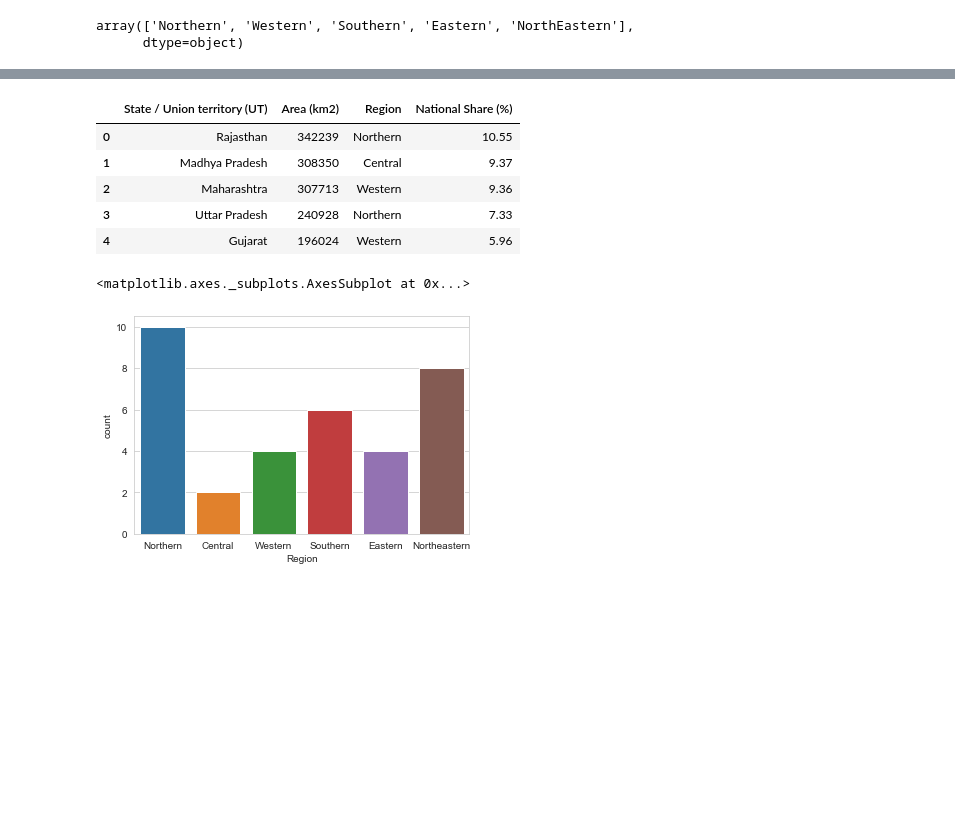
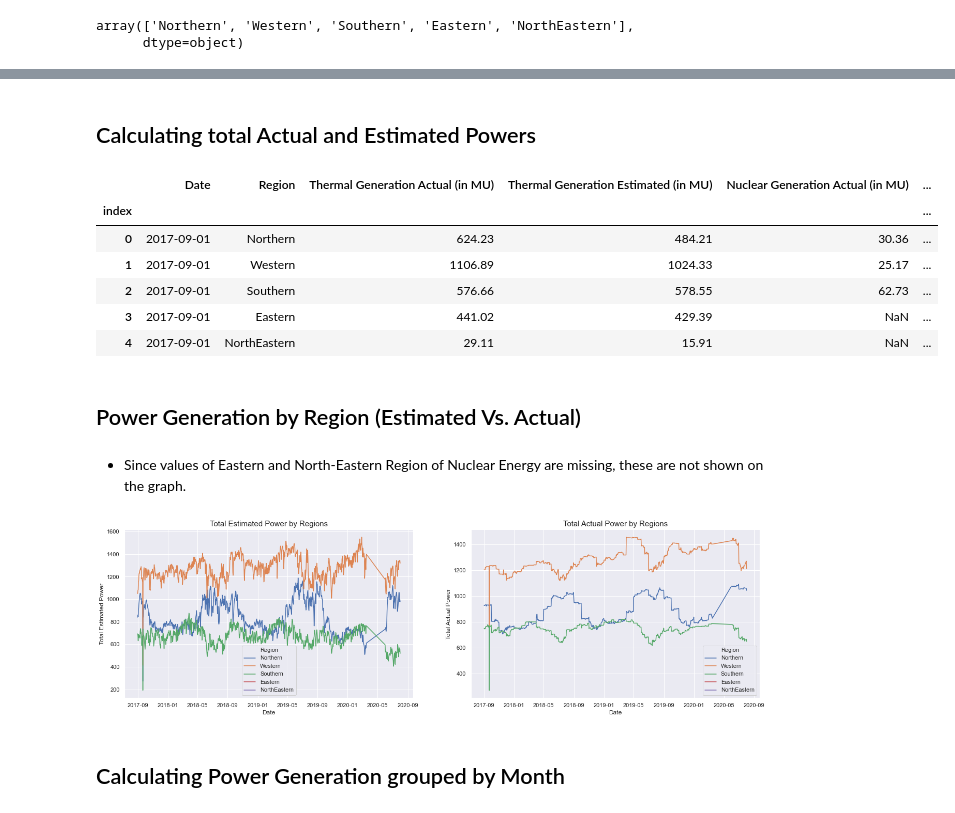
Before and after one commit to SheCodes-IEEE-CIS-GHRCE/Electricity-Generation-Analysis-and-Prediction-in-India, a Jupyter notebook: Elec-gen.ipynb, the cells around one changed output, grey strips where cells are left out. Cells and saved outputs as stored; diff of their text form; code cells hidden in the pictures; blank space fills up the shorter version.

```diff
--- a/Elec-gen.ipynb
+++ b/Elec-gen.ipynb
@@ -9,6 +18,6 @@ import matplotlib.pyplot as plt
 # %%
-power=pd.read_csv("energygen.csv")
-region=pd.read_csv('State_Region_corrected.csv')
+power=pd.read_csv("energygen.csv",parse_dates=['Date'])
+state_region=pd.read_csv('State_Region_corrected.csv')
 # %%
 power.head()
 # %% [output]
@@ -33,3 +66,6 @@ power.head()
+# %%
+power['Thermal Generation Actual (in MU)'] = power['Thermal Generation Actual (in MU)'].str.replace(',','').astype('float')
+power['Thermal Generation Estimated (in MU)'] = power['Thermal Generation Estimated (in MU)'].str.replace(',','').astype('float')
 # %%
 power.info()
 # %% [output]
@@ -100,15 +185,35 @@ sns.heatmap(a)
+# %% [markdown]
+## Calculating total Actual and Estimated Powers
+# %%
+power['Total Actual Power']=power['Thermal Generation Actual (in MU)']+power['Nuclear Generation Actual (in MU)']+power['Hydro Generation Actual (in MU)']
+power['Total Estimated Power']=power['Thermal Generation Estimated (in MU)']+power['Nuclear Generation Estimated (in MU)']+power['Hydro Generation Estimated (in MU)']
 # %%
-region.head()
+power.head()
 # %% [output]
-|  | State / Union territory (UT) | Area (km2) | Region | National Share (%) |
-| 0 | Rajasthan | 342239 | Northern | 10.55 |
-| 1 | Madhya Pradesh | 308350 | Central | 9.37 |
-| 2 | Maharashtra | 307713 | Western | 9.36 |
-| 3 | Uttar Pradesh | 240928 | Northern | 7.33 |
-| 4 | Gujarat | 196024 | Western | 5.96 |
+|  | Date | Region | Thermal Generation Actual (in MU) | Thermal Generation Estimated (in MU) | Nuclear Generation Actual (in MU) | ... |
+| index |  |  |  |  |  | ... |
+| 0 | 2017-09-01 | Northern | 624.23 | 484.21 | 30.36 | ... |
+| 1 | 2017-09-01 | Western | 1106.89 | 1024.33 | 25.17 | ... |
+| 2 | 2017-09-01 | Southern | 576.66 | 578.55 | 62.73 | ... |
+| 3 | 2017-09-01 | Eastern | 441.02 | 429.39 | NaN | ... |
+| 4 | 2017-09-01 | NorthEastern | 29.11 | 15.91 | NaN | ... |
-# %%
-sns.set_style('whitegrid')
-sns.countplot(x='Region',data=region)
-# %% [output]
-<matplotlib.axes._subplots.AxesSubplot at 0x...>
-[figure, removed]
+# %% [markdown]
+## Power Generation by Region (Estimated Vs. Actual)
+# %% [markdown]
+- Since values of Eastern and North-Eastern Region of Nuclear Energy are missing, these are not shown on the graph.
+# %%
+plt.figure(figsize=(22, 6))
+
+ax1 = plt.subplot(1,2,2)
+ax1 = sns.lineplot(data=power, x='Date', y='Total Actual Power', hue='Region')
+plt.title('Total Actual Power by Regions',fontdict = {'fontsize' : 15})
+
+ax1 = plt.subplot(1,2,1)
+ax1 = sns.lineplot(data=power, x='Date', y='Total Estimated Power', hue='Region')
+plt.title('Total Estimated Power by Regions',fontdict = {'fontsize' : 15})
+
+plt.show()
+# %% [output]
+[figure, added]
+# %% [markdown]
+## Calculating Power Generation grouped by Month
```
Also changed, not shown: parts of 39 cells of this notebook.
